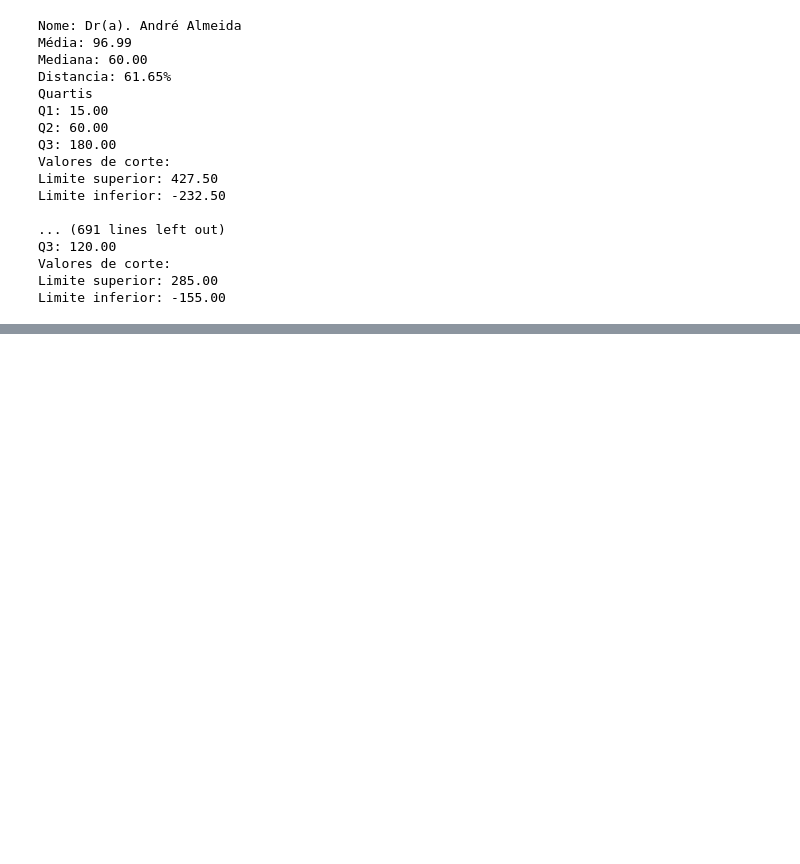
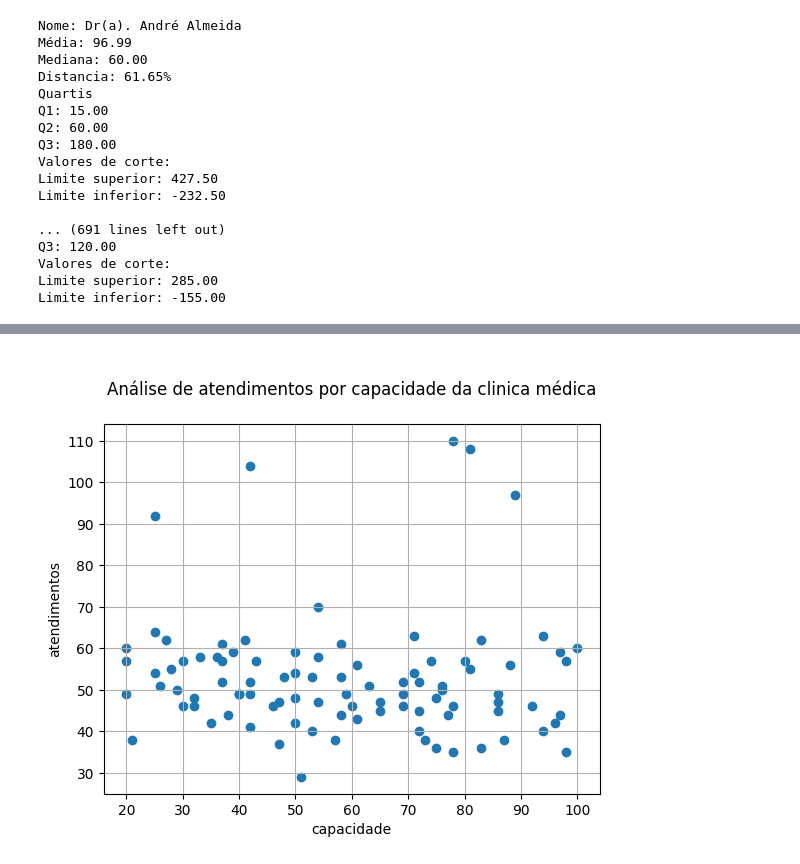
Before and after one commit to ArlemSilva/ClinicasNara, a Jupyter notebook: projeto nara.ipynb, the cells around one changed output, grey strips where cells are left out. Saved outputs shown, nothing was run; the diff lists cells and outputs as text; code cells hidden in the pictures; blank space fills up the shorter version.

```diff
--- a/projeto nara.ipynb
+++ b/projeto nara.ipynb
@@ -436,0 +275,6 @@ df_analise_medico
+# %%
+# reset_index(name='quantidade_comentarios') transforma o resultado em um DataFrame e dá nome à nova coluna.
+clinica_analise = df_consultas_clinicas.groupby(['nome', 'capacidade_diaria'])['id_paciente'].size().reset_index(name = 'atendimentos')
+
+clinica_analise['atendimentos %'] = (clinica_analise['atendimentos'] /clinica_analise ['capacidade_diaria']) *100
+clinica_analise.sort_values('capacidade_diaria', ascending= False).head()
@@ -436,0 +288,9 @@ df_analise_medico
+# %%
+plt.scatter(clinica_analise['capacidade_diaria'], clinica_analise['atendimentos'])
+plt.title('\nAnálise de atendimentos por capacidade da clinica médica\n')
+plt.xlabel('capacidade')
+plt.ylabel('atendimentos')
+plt.grid(True)
+plt.show()
+# %% [output]
+[figure, added]
```
Also changed, not shown: parts of 56 cells of this notebook, 5 other files.
